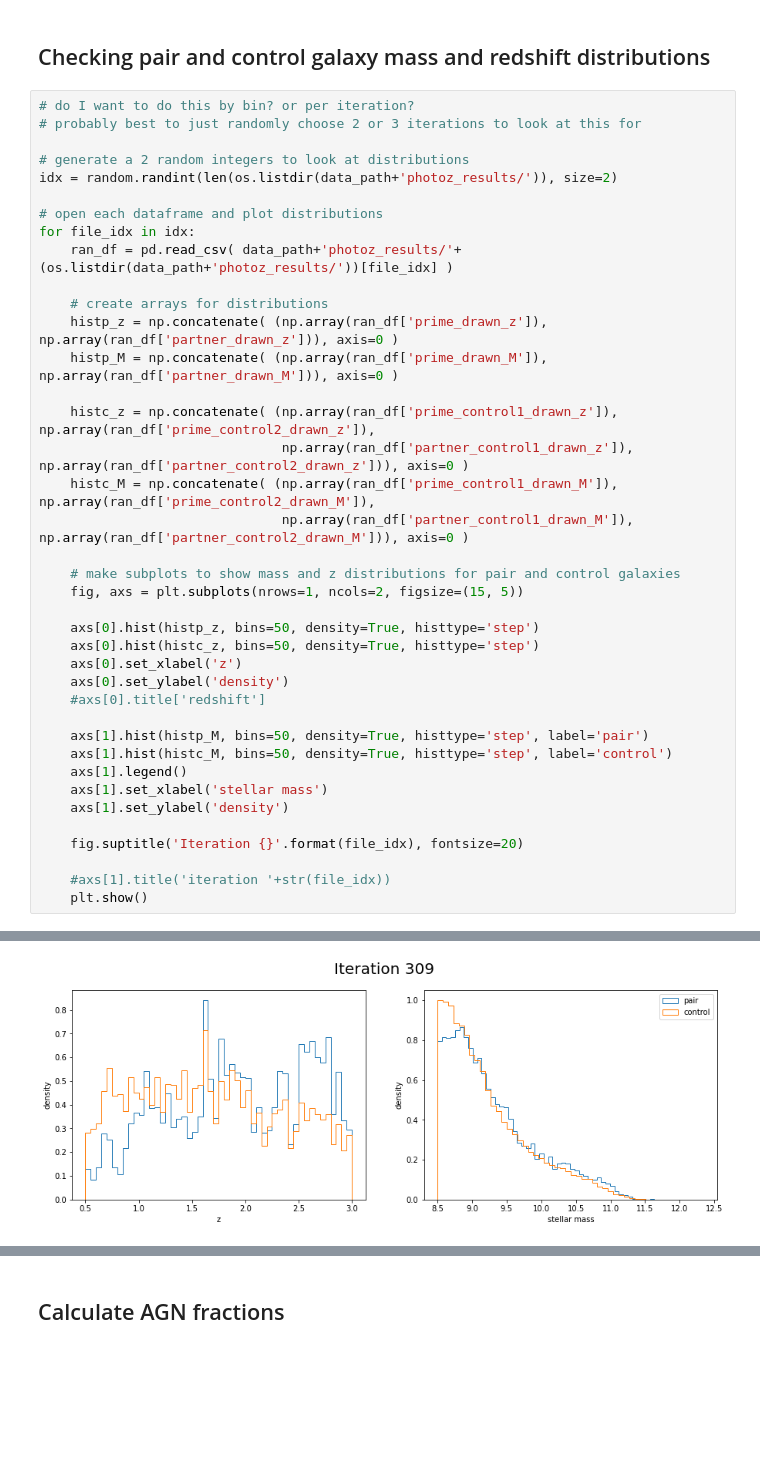
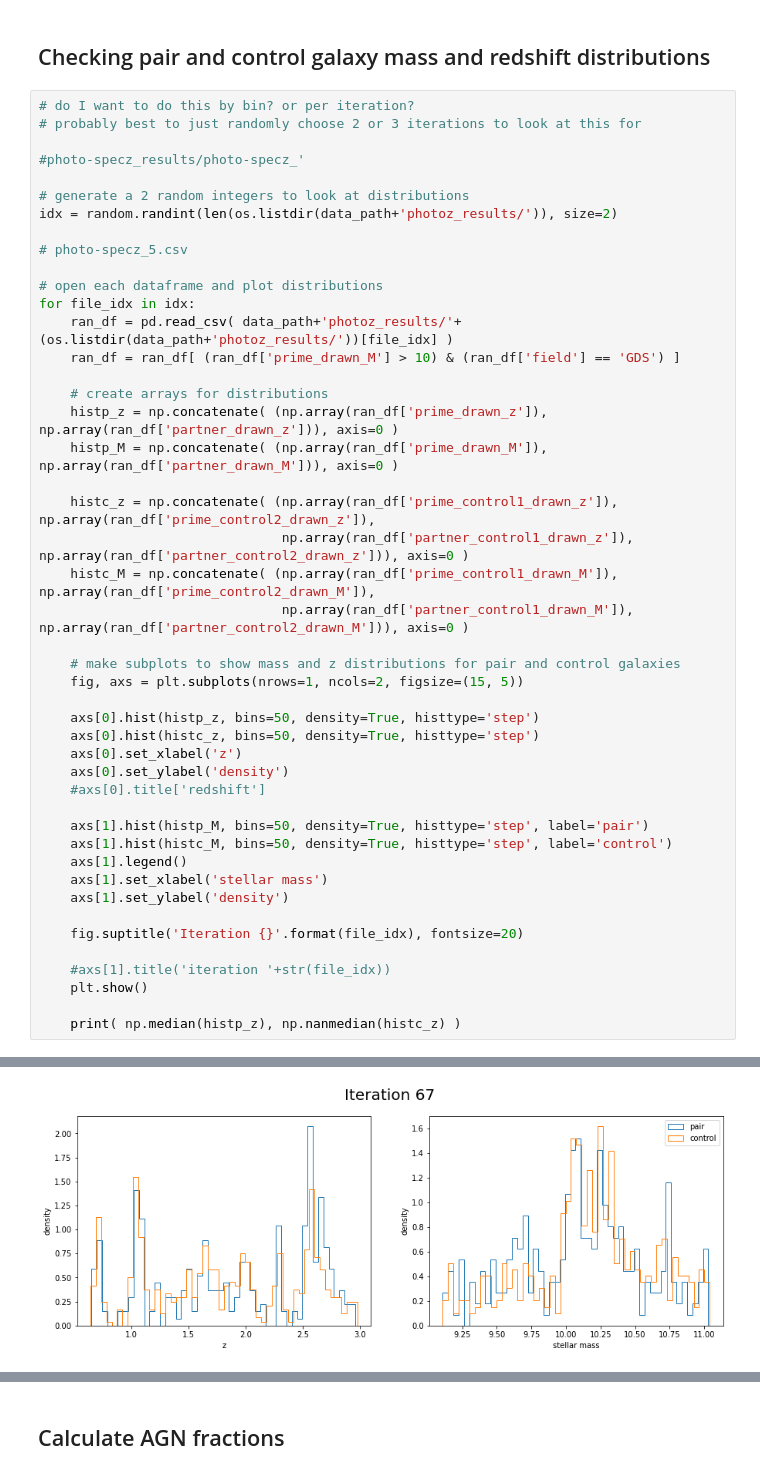
Before and after one commit to sldough21/pair-conv-misc, a Jupyter notebook: am_analysis.ipynb, the cells around one changed output, grey strips where cells are left out. Saved outputs shown, nothing was run; the diff lists cells and outputs as text; blank space fills up the shorter version.

```diff
--- a/am_analysis.ipynb
+++ b/am_analysis.ipynb
@@ -27,12 +27,17 @@ data_path = '/nobackup/c1029594/CANDELS_AGN_merger_data/agn_merger_output/'
 # do I want to do this by bin? or per iteration?
 # probably best to just randomly choose 2 or 3 iterations to look at this for
 
+#photo-specz_results/photo-specz_'
+
 # generate a 2 random integers to look at distributions
 idx = random.randint(len(os.listdir(data_path+'photoz_results/')), size=2)
+
+# photo-specz_5.csv
 
 # open each dataframe and plot distributions
 for file_idx in idx:
     ran_df = pd.read_csv( data_path+'photoz_results/'+(os.listdir(data_path+'photoz_results/'))[file_idx] )
+    ran_df = ran_df[ (ran_df['prime_drawn_M'] > 10) & (ran_df['field'] == 'GDS') ]
 
     # create arrays for distributions
     histp_z = np.concatenate( (np.array(ran_df['prime_drawn_z']), np.array(ran_df['partner_drawn_z'])), axis=0 )
@@ -62,4 +67,6 @@ for file_idx in idx:
 
     #axs[1].title('iteration '+str(file_idx))
     plt.show()
+
+    print( np.median(histp_z), np.nanmedian(histc_z) )
 # %% [output]
@@ -67 +75 @@ for file_idx in idx:
-[figure, old version]
+[figure, new version]
```
Also changed, not shown: parts of 21 cells of this notebook.
